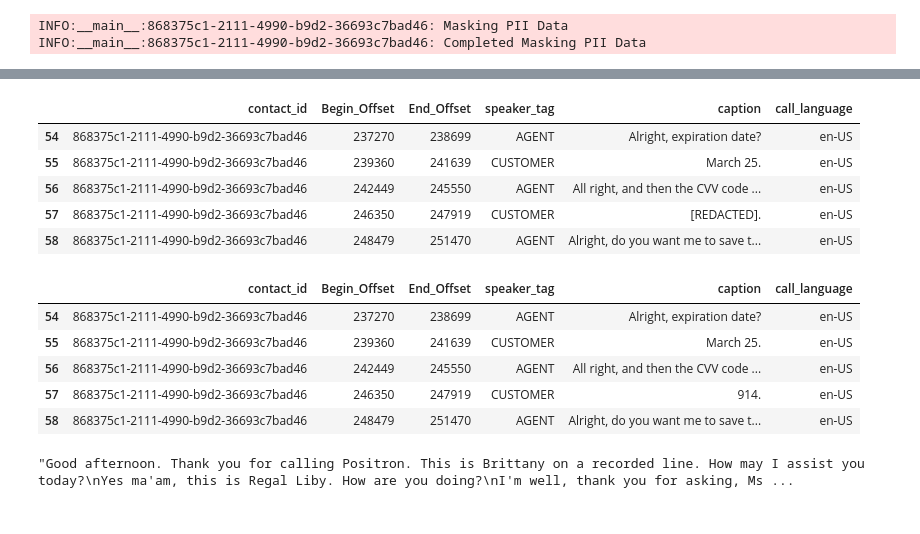
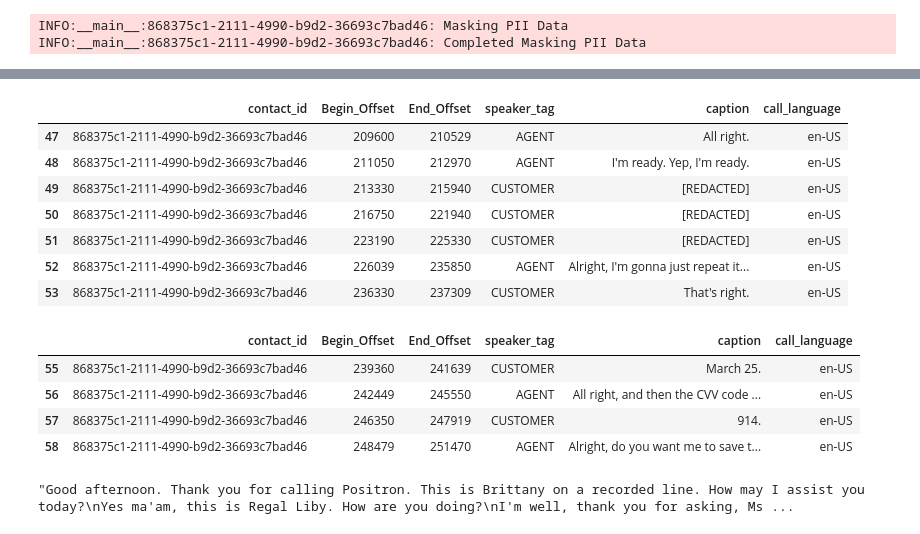
Before and after one commit to ssinghposigen/dev-voice-ai-gcp, a Jupyter notebook: surya_yj/Work_YJ.ipynb, the cells around one changed output, grey strips where cells are left out. Cells and saved outputs as stored; diff of their text form; code cells hidden in the pictures.

```diff
--- a/surya_yj/Work_YJ.ipynb
+++ b/surya_yj/Work_YJ.ipynb
@@ -229,21 +458,23 @@ Name: caption, dtype: object
-# %%
-masked_df[54:59]
-# %% [output]
-|  | contact_id | Begin_Offset | End_Offset | speaker_tag | caption | call_language |
-| 54 | 868375c1-2111-4990-b9d2-36693c7bad46 | 237270 | 238699 | AGENT | Alright, expiration date? | en-US |
-| 55 | 868375c1-2111-4990-b9d2-36693c7bad46 | 239360 | 241639 | CUSTOMER | March 25. | en-US |
-| 56 | 868375c1-2111-4990-b9d2-36693c7bad46 | 242449 | 245550 | AGENT | All right, and then the CVV code ... | en-US |
-| 57 | 868375c1-2111-4990-b9d2-36693c7bad46 | 246350 | 247919 | CUSTOMER | [REDACTED]. | en-US |
-| 58 | 868375c1-2111-4990-b9d2-36693c7bad46 | 248479 | 251470 | AGENT | Alright, do you want me to save t... | en-US |
 # %%
-result[54:59]
+# result[54:59]
+masked_df[47:54]
 # %% [output]
 |  | contact_id | Begin_Offset | End_Offset | speaker_tag | caption | call_language |
-| 54 | 868375c1-2111-4990-b9d2-36693c7bad46 | 237270 | 238699 | AGENT | Alright, expiration date? | en-US |
-| 55 | 868375c1-2111-4990-b9d2-36693c7bad46 | 239360 | 241639 | CUSTOMER | March 25. | en-US |
-| 56 | 868375c1-2111-4990-b9d2-36693c7bad46 | 242449 | 245550 | AGENT | All right, and then the CVV code ... | en-US |
-| 57 | 868375c1-2111-4990-b9d2-36693c7bad46 | 246350 | 247919 | CUSTOMER | 914. | en-US |
-| 58 | 868375c1-2111-4990-b9d2-36693c7bad46 | 248479 | 251470 | AGENT | Alright, do you want me to save t... | en-US |
+| 47 | 868375c1-2111-4990-b9d2-36693c7bad46 | 209600 | 210529 | AGENT | All right. | en-US |
+| 48 | 868375c1-2111-4990-b9d2-36693c7bad46 | 211050 | 212970 | AGENT | I'm ready. Yep, I'm ready. | en-US |
+| 49 | 868375c1-2111-4990-b9d2-36693c7bad46 | 213330 | 215940 | CUSTOMER | [REDACTED] | en-US |
+| 50 | 868375c1-2111-4990-b9d2-36693c7bad46 | 216750 | 221940 | CUSTOMER | [REDACTED] | en-US |
+| 51 | 868375c1-2111-4990-b9d2-36693c7bad46 | 223190 | 225330 | CUSTOMER | [REDACTED] | en-US |
+| 52 | 868375c1-2111-4990-b9d2-36693c7bad46 | 226039 | 235850 | AGENT | Alright, I'm gonna just repeat it... | en-US |
+| 53 | 868375c1-2111-4990-b9d2-36693c7bad46 | 236330 | 237309 | CUSTOMER | That's right. | en-US |
+# %%
+masked_df[55:59]
+# %% [output]
+|  | contact_id | Begin_Offset | End_Offset | speaker_tag | caption | call_language |
+| 55 | 868375c1-2111-4990-b9d2-36693c7bad46 | 239360 | 241639 | CUSTOMER | March 25. | en-US |
+| 56 | 868375c1-2111-4990-b9d2-36693c7bad46 | 242449 | 245550 | AGENT | All right, and then the CVV code ... | en-US |
+| 57 | 868375c1-2111-4990-b9d2-36693c7bad46 | 246350 | 247919 | CUSTOMER | 914. | en-US |
+| 58 | 868375c1-2111-4990-b9d2-36693c7bad46 | 248479 | 251470 | AGENT | Alright, do you want me to save t... | en-US |
 # %%
 "\n".join(masked_df['caption'])
 # %% [output]
```
Also changed, not shown: parts of 9 cells of this notebook, 5 other files.
